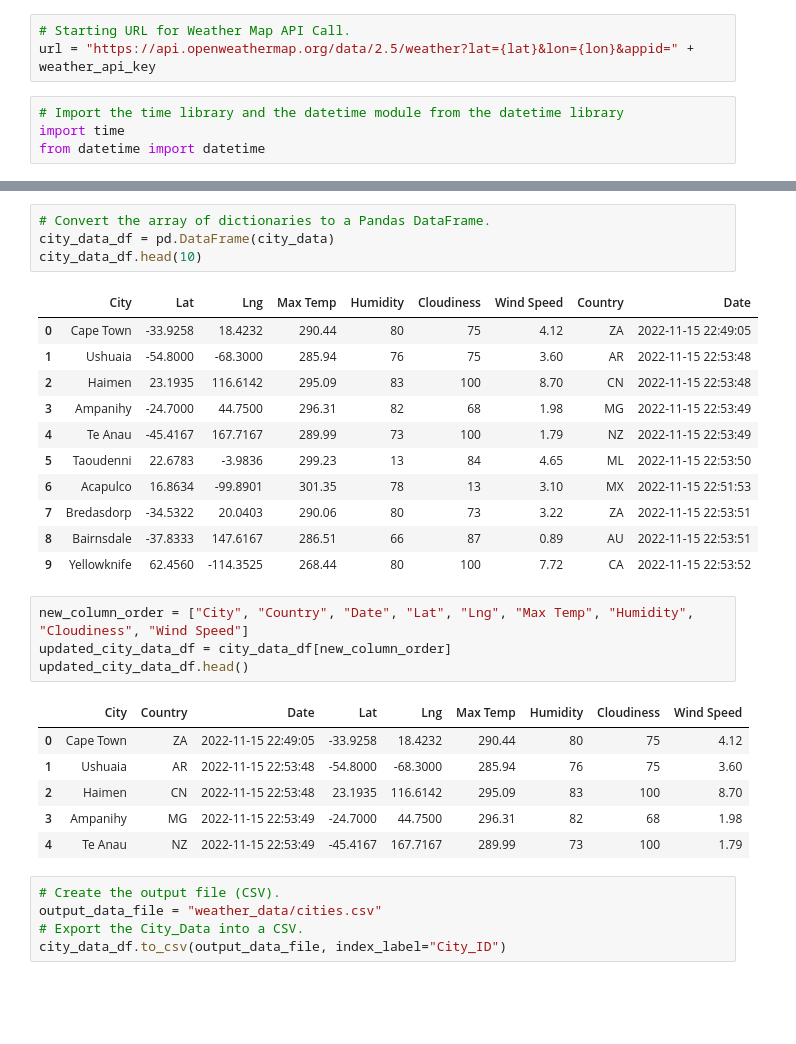
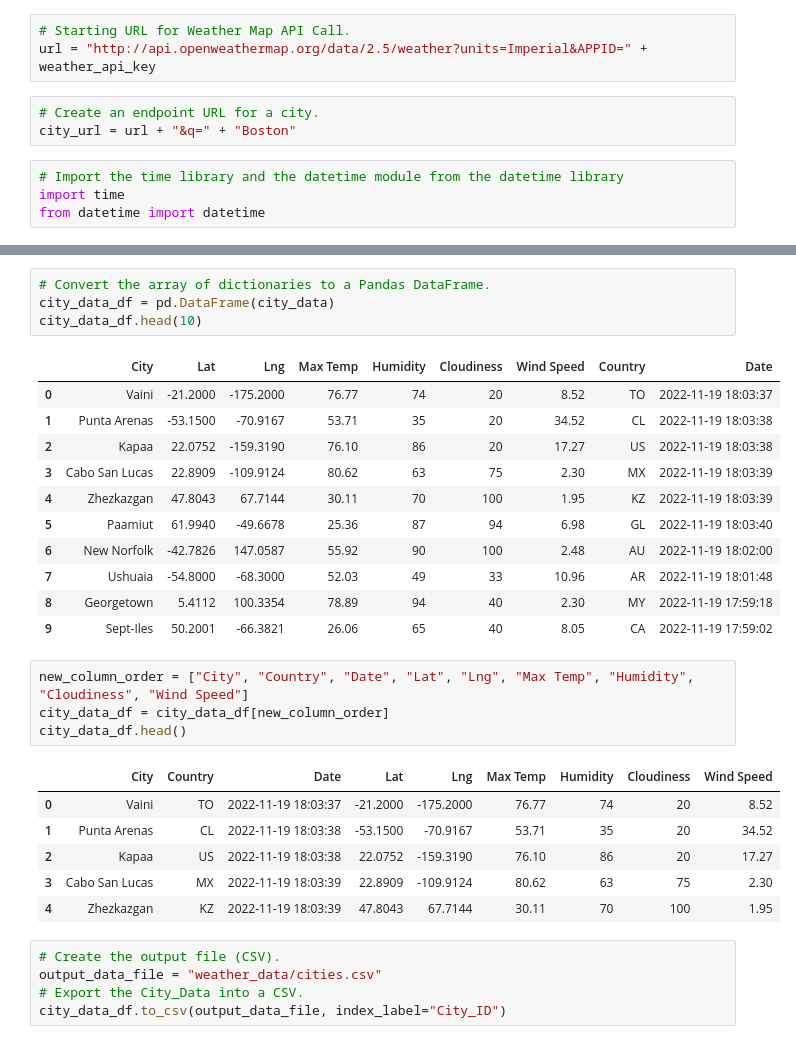
Before and after one commit to jcarter211/World_Weather_Analysis, a Jupyter notebook: WeatherPy.ipynb, the cells around one changed output, grey strips where cells are left out. Drawn from its saved outputs; the diff is of its cells as text; blank space fills up the shorter version.

```diff
--- a/WeatherPy.ipynb
+++ b/WeatherPy.ipynb
@@ -61,7 +61,10 @@ import requests
 from config import weather_api_key
 # %%
 # Starting URL for Weather Map API Call.
-url = "https://api.openweathermap.org/data/2.5/weather?lat={lat}&lon={lon}&appid=" + weather_api_key
+url = "http://api.openweathermap.org/data/2.5/weather?units=Imperial&APPID=" + weather_api_key
+# %%
+# Create an endpoint URL for a city.
+city_url = url + "&q=" + "Boston"
 # %%
 # Import the time library and the datetime module from the datetime library
 import time
@@ -151,27 +154,27 @@ city_data_df = pd.DataFrame(city_data)
 city_data_df.head(10)
 # %% [output]
 |  | City | Lat | Lng | Max Temp | Humidity | Cloudiness | Wind Speed | Country | Date |
-| 0 | Cape Town | -33.9258 | 18.4232 | 290.44 | 80 | 75 | 4.12 | ZA | 2022-11-15 22:49:05 |
-| 1 | Ushuaia | -54.8000 | -68.3000 | 285.94 | 76 | 75 | 3.60 | AR | 2022-11-15 22:53:48 |
-| 2 | Haimen | 23.1935 | 116.6142 | 295.09 | 83 | 100 | 8.70 | CN | 2022-11-15 22:53:48 |
-| 3 | Ampanihy | -24.7000 | 44.7500 | 296.31 | 82 | 68 | 1.98 | MG | 2022-11-15 22:53:49 |
-| 4 | Te Anau | -45.4167 | 167.7167 | 289.99 | 73 | 100 | 1.79 | NZ | 2022-11-15 22:53:49 |
-| 5 | Taoudenni | 22.6783 | -3.9836 | 299.23 | 13 | 84 | 4.65 | ML | 2022-11-15 22:53:50 |
-| 6 | Acapulco | 16.8634 | -99.8901 | 301.35 | 78 | 13 | 3.10 | MX | 2022-11-15 22:51:53 |
-| 7 | Bredasdorp | -34.5322 | 20.0403 | 290.06 | 80 | 73 | 3.22 | ZA | 2022-11-15 22:53:51 |
-| 8 | Bairnsdale | -37.8333 | 147.6167 | 286.51 | 66 | 87 | 0.89 | AU | 2022-11-15 22:53:51 |
-| 9 | Yellowknife | 62.4560 | -114.3525 | 268.44 | 80 | 100 | 7.72 | CA | 2022-11-15 22:53:52 |
+| 0 | Vaini | -21.2000 | -175.2000 | 76.77 | 74 | 20 | 8.52 | TO | 2022-11-19 18:03:37 |
+| 1 | Punta Arenas | -53.1500 | -70.9167 | 53.71 | 35 | 20 | 34.52 | CL | 2022-11-19 18:03:38 |
+| 2 | Kapaa | 22.0752 | -159.3190 | 76.10 | 86 | 20 | 17.27 | US | 2022-11-19 18:03:38 |
+| 3 | Cabo San Lucas | 22.8909 | -109.9124 | 80.62 | 63 | 75 | 2.30 | MX | 2022-11-19 18:03:39 |
+| 4 | Zhezkazgan | 47.8043 | 67.7144 | 30.11 | 70 | 100 | 1.95 | KZ | 2022-11-19 18:03:39 |
+| 5 | Paamiut | 61.9940 | -49.6678 | 25.36 | 87 | 94 | 6.98 | GL | 2022-11-19 18:03:40 |
+| 6 | New Norfolk | -42.7826 | 147.0587 | 55.92 | 90 | 100 | 2.48 | AU | 2022-11-19 18:02:00 |
+| 7 | Ushuaia | -54.8000 | -68.3000 | 52.03 | 49 | 33 | 10.96 | AR | 2022-11-19 18:01:48 |
+| 8 | Georgetown | 5.4112 | 100.3354 | 78.89 | 94 | 40 | 2.30 | MY | 2022-11-19 17:59:18 |
+| 9 | Sept-Iles | 50.2001 | -66.3821 | 26.06 | 65 | 40 | 8.05 | CA | 2022-11-19 17:59:02 |
 # %%
 new_column_order = ["City", "Country", "Date", "Lat", "Lng", "Max Temp", "Humidity", "Cloudiness", "Wind Speed"]
-updated_city_data_df = city_data_df[new_column_order]
-updated_city_data_df.head()
+city_data_df = city_data_df[new_column_order]
+city_data_df.head()
 # %% [output]
 |  | City | Country | Date | Lat | Lng | Max Temp | Humidity | Cloudiness | Wind Speed |
-| 0 | Cape Town | ZA | 2022-11-15 22:49:05 | -33.9258 | 18.4232 | 290.44 | 80 | 75 | 4.12 |
-| 1 | Ushuaia | AR | 2022-11-15 22:53:48 | -54.8000 | -68.3000 | 285.94 | 76 | 75 | 3.60 |
-| 2 | Haimen | CN | 2022-11-15 22:53:48 | 23.1935 | 116.6142 | 295.09 | 83 | 100 | 8.70 |
-| 3 | Ampanihy | MG | 2022-11-15 22:53:49 | -24.7000 | 44.7500 | 296.31 | 82 | 68 | 1.98 |
-| 4 | Te Anau | NZ | 2022-11-15 22:53:49 | -45.4167 | 167.7167 | 289.99 | 73 | 100 | 1.79 |
+| 0 | Vaini | TO | 2022-11-19 18:03:37 | -21.2000 | -175.2000 | 76.77 | 74 | 20 | 8.52 |
+| 1 | Punta Arenas | CL | 2022-11-19 18:03:38 | -53.1500 | -70.9167 | 53.71 | 35 | 20 | 34.52 |
+| 2 | Kapaa | US | 2022-11-19 18:03:38 | 22.0752 | -159.3190 | 76.10 | 86 | 20 | 17.27 |
+| 3 | Cabo San Lucas | MX | 2022-11-19 18:03:39 | 22.8909 | -109.9124 | 80.62 | 63 | 75 | 2.30 |
+| 4 | Zhezkazgan | KZ | 2022-11-19 18:03:39 | 47.8043 | 67.7144 | 30.11 | 70 | 100 | 1.95 |
 # %%
 # Create the output file (CSV).
 output_data_file = "weather_data/cities.csv"
```
Also changed, not shown: parts of 21 cells of this notebook, 18 other files.
